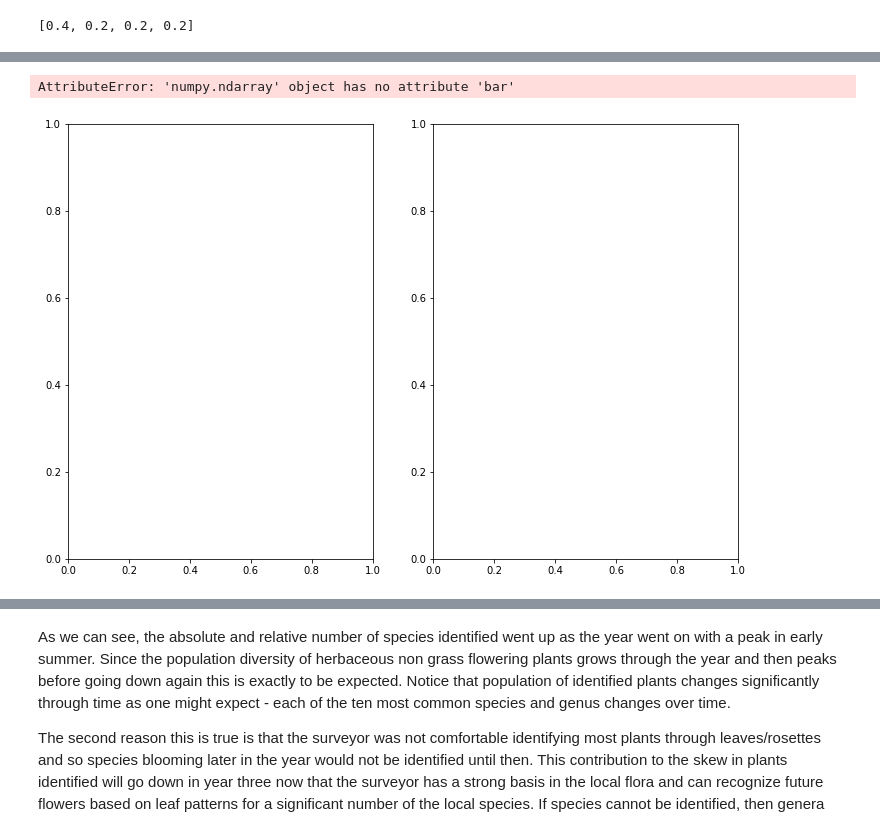
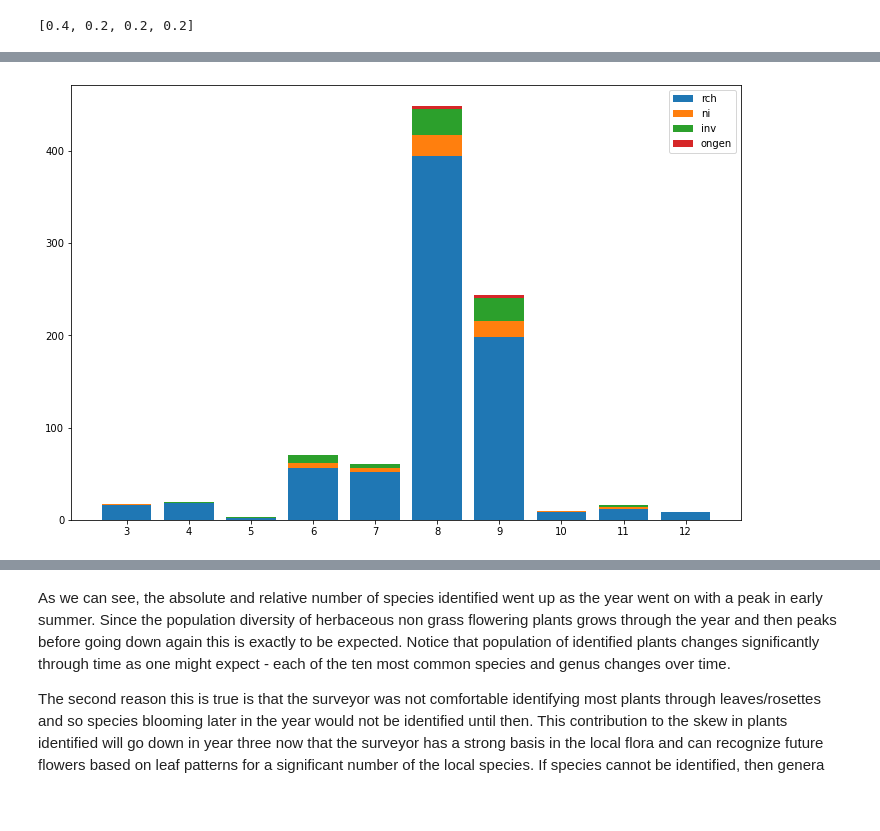
Before and after one commit to thorerismann/flora-buckets, a Jupyter notebook: newanalysis.ipynb, the cells around one changed output, grey strips where cells are left out. Saved outputs shown, nothing was run; the diff lists cells and outputs as text; code cells hidden in the pictures; blank space fills up the shorter version.

Commit message:
new charts and analysis

```diff
--- a/newanalysis.ipynb
+++ b/newanalysis.ipynb
@@ -310,8 +316,7 @@ def a_single_column_table(ax,data, fs=12, colWidths=[.7, .3], bbox=[0,0,1,1], kw
 
 *__Below left:__ The number of species, samples and locations sampled per month. __Top right:__ The number of unique species identified per sample. __Bottom right:__ The aggregated values for year one.*
 # %%
-# get rid of any nan vals
-spd1 = spd1.fillna(0)
+# Question is how moveable are the values?
 
 # axone monthly summary values
 t_one = spd1.groupby(["month"], as_index=False).agg({"species":"nunique", "loc_date":"nunique", "locname":"nunique"})
@@ -473,3 +478,37 @@ array([[  2,  36,  65,  64],
 [.4,.2,.2,.2]
 # %% [output]
 [0.4, 0.2, 0.2, 0.2]
+# %%
+bar_data = spd2.copy()
+dates = index=spd2["month"].sort_values().unique()
+
+these_lists = ["rch","ni", "inv", "ongen"]
+resampkey = "M"
+on="date"
+by = "loc_date"
+
+not_these = ["X", 0]
+
+
+count_these = {}
+for a_list in these_lists:
+    count_these.update({a_list:[x for x in bar_data[a_list].unique() if x not in not_these]})
+
+# resample monthly totals:
+bars={}
+for a_list in these_lists:
+    # for each category create an index of all months
+    # with a sample
+    month_index = pd.DataFrame(index=spd2["month"].unique())
+    month_index.index.name = "month"
+
+    # sum the occurences by month for each category
+    l_data = bar_data[bar_data[a_list].isin(count_these[a_list])].groupby(["month"], as_index=False)[a_list].count()
+    b_data = l_data.groupby("month")[a_list].sum()
+
+    for data in b_data.index:
+        month_index.loc[data, a_list]=b_data.loc[data]
+    month_index.fillna(0, inplace=True)
+    month_index.sort_index(inplace=True)
+
+    bars.update({a_list: {"data": month_index.values.flatten()}})
@@ -516,21 +569,17 @@ for a_list in these_lists:
 # %%
 tick_spacing = 1
 
-fig, ax = plt.subplots(1,2, figsize=(12, 8))
-
-axone = ax[0]
-axtwo
+fig, ax = plt.subplots(figsize=(12, 8))
 a_stacked_bar_chart(ax, bars, xaxis=dates)
 plt.legend()
 
 
 ax.xaxis.set_major_locator(ticker.MultipleLocator(tick_spacing))
 
 
 plt.show()
 # %% [output]
-AttributeError: 'numpy.ndarray' object has no attribute 'bar'
-[figure, old version]
+[figure, new version]
 # %%
 to_df = {x:bars[x]["data"] for x in bars.keys()}
 tdf = pd.DataFrame(to_df, index=dates)
```
Also changed, not shown: parts of 11 cells of this notebook, 3 other files.
